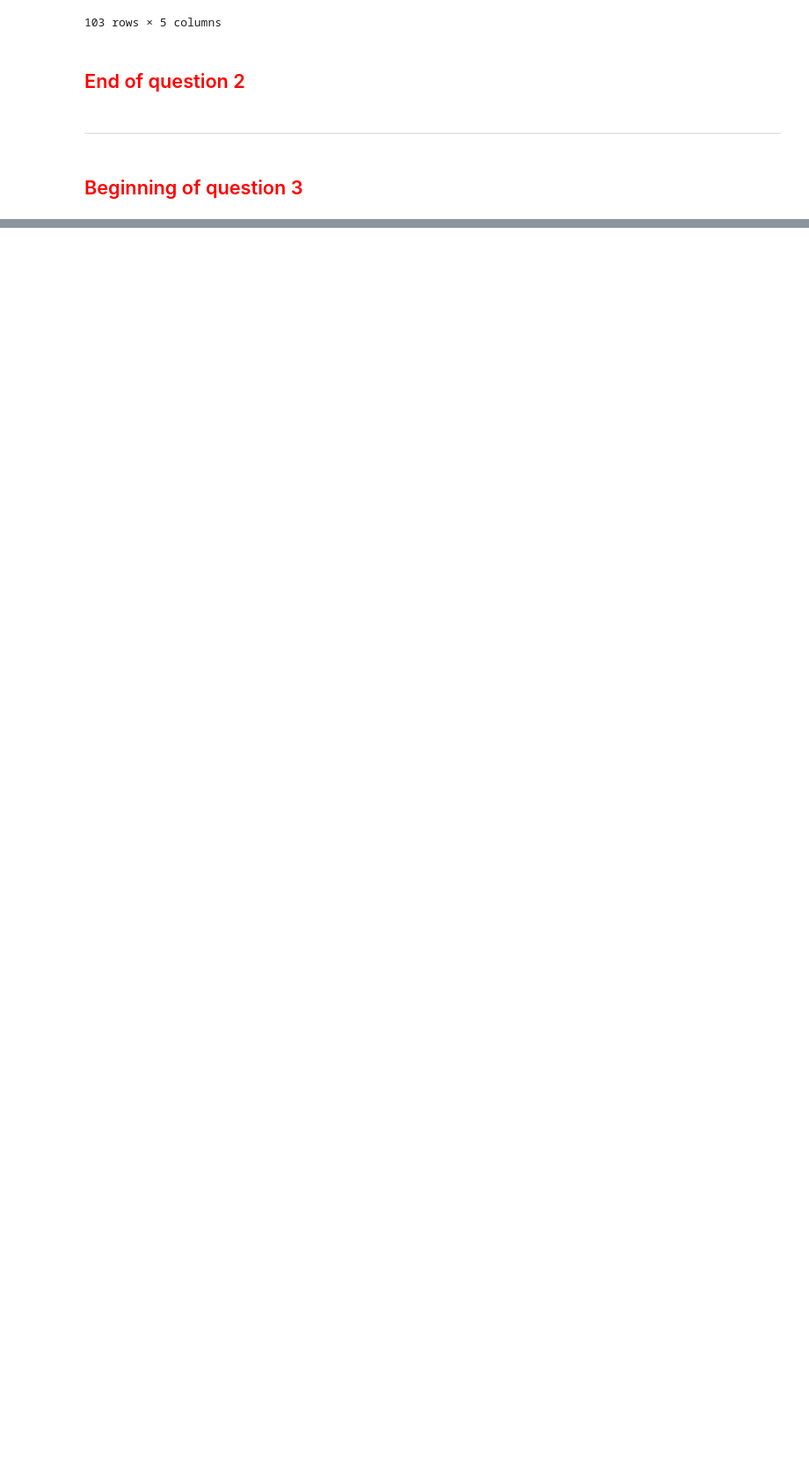
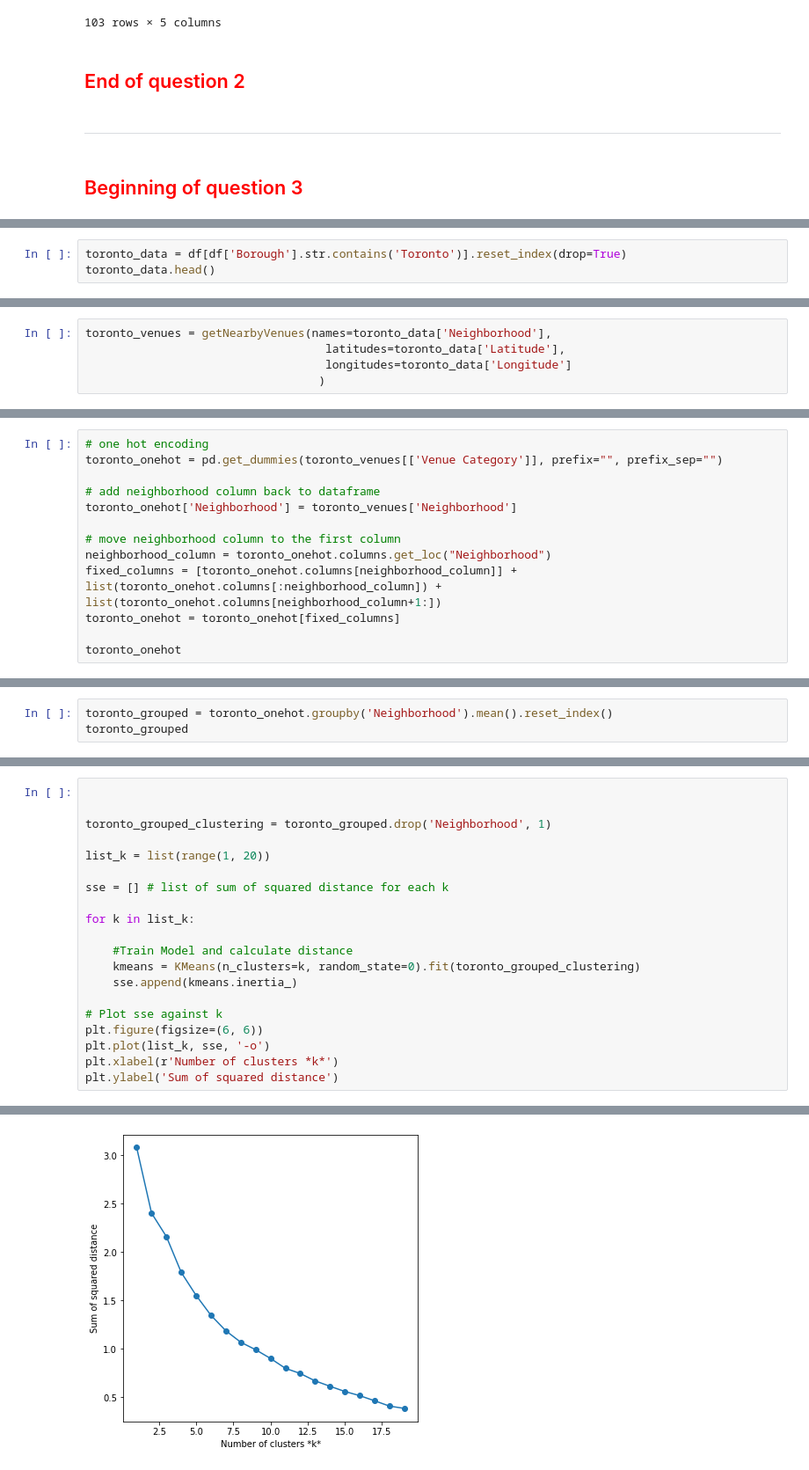
Before and after one commit to LiviuPetreDataScience/Coursera_Capstone, a Jupyter notebook: Capstone Project Notebook.ipynb, the cells around one changed output, grey strips where cells are left out. Shown: that part at 88% size. Drawn from its saved outputs; the diff is of its cells as text; blank space fills up the shorter version.

```diff
--- a/Capstone Project Notebook.ipynb
+++ b/Capstone Project Notebook.ipynb
@@ -208,0 +211,3 @@ df
+# %%
+toronto_data = df[df['Borough'].str.contains('Toronto')].reset_index(drop=True)
+toronto_data.head()
@@ -208,0 +346,5 @@ df
+# %%
+toronto_venues = getNearbyVenues(names=toronto_data['Neighborhood'],
+                                   latitudes=toronto_data['Latitude'],
+                                   longitudes=toronto_data['Longitude']
+                                  )
@@ -208,0 +385,13 @@ df
+# %%
+# one hot encoding
+toronto_onehot = pd.get_dummies(toronto_venues[['Venue Category']], prefix="", prefix_sep="")
+
+# add neighborhood column back to dataframe
+toronto_onehot['Neighborhood'] = toronto_venues['Neighborhood']
+
+# move neighborhood column to the first column
+neighborhood_column = toronto_onehot.columns.get_loc("Neighborhood")
+fixed_columns = [toronto_onehot.columns[neighborhood_column]] + list(toronto_onehot.columns[:neighborhood_column]) + list(toronto_onehot.columns[neighborhood_column+1:])
+toronto_onehot = toronto_onehot[fixed_columns]
+
+toronto_onehot
@@ -208,0 +420,3 @@ df
+# %%
+toronto_grouped = toronto_onehot.groupby('Neighborhood').mean().reset_index()
+toronto_grouped
@@ -208,0 +489,21 @@ df
+# %%
+
+
+toronto_grouped_clustering = toronto_grouped.drop('Neighborhood', 1)
+
+list_k = list(range(1, 20))
+
+sse = [] # list of sum of squared distance for each k
+
+for k in list_k:
+
+    #Train Model and calculate distance
+    kmeans = KMeans(n_clusters=k, random_state=0).fit(toronto_grouped_clustering)
+    sse.append(kmeans.inertia_)
+
+# Plot sse against k
+plt.figure(figsize=(6, 6))
+plt.plot(list_k, sse, '-o')
+plt.xlabel(r'Number of clusters *k*')
+plt.ylabel('Sum of squared distance')
+# %% [output]
@@ -208,0 +511 @@ df
+[figure, added]
```
Also changed, not shown: parts of 37 cells of this notebook.
